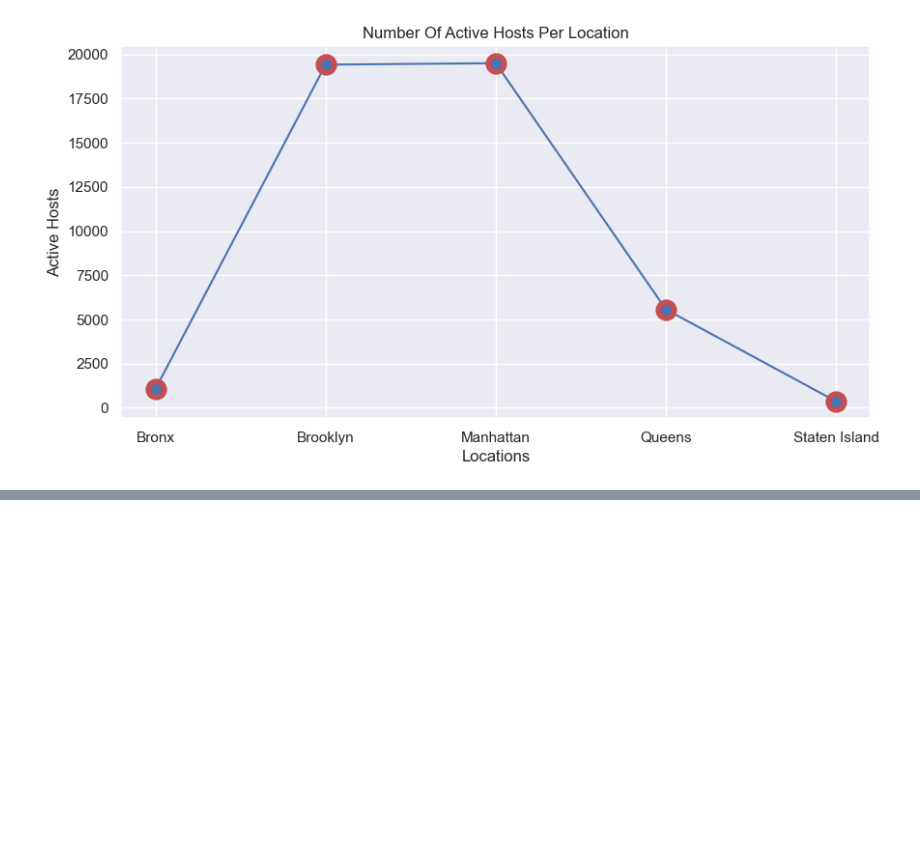
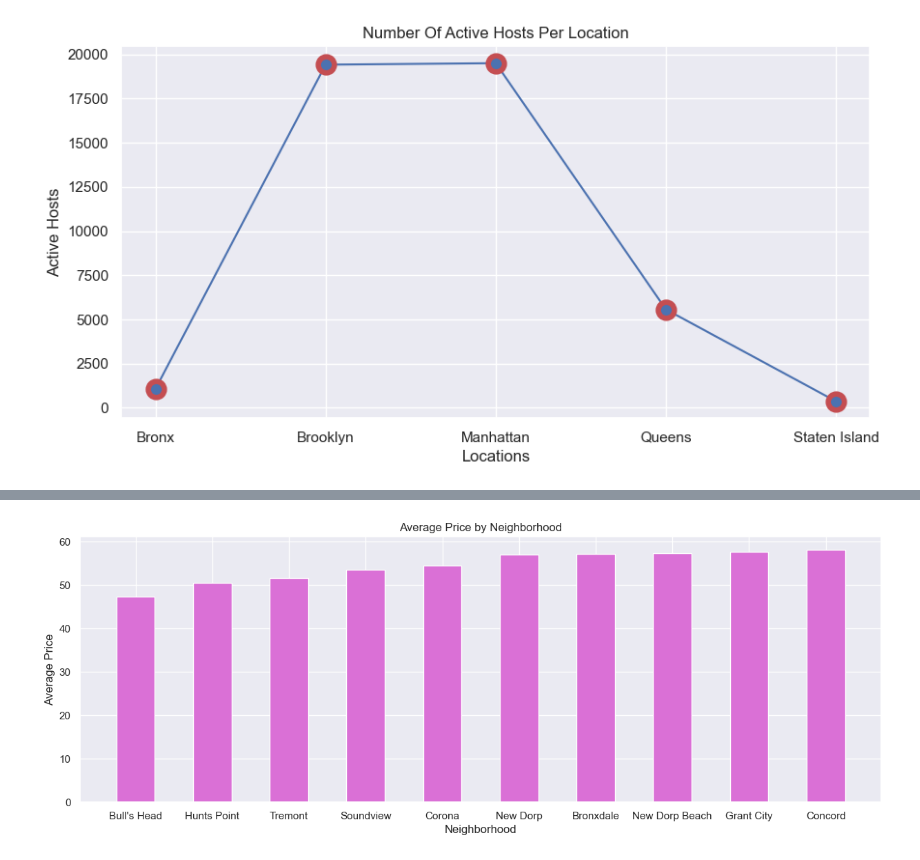
Before and after one commit to itzuditsharma/AirBnb-Exploratory-Data-Analysis, a Jupyter notebook: eda.ipynb, the cells around one changed output, grey strips where cells are left out. Saved outputs shown, nothing was run; the diff lists cells and outputs as text; code cells hidden in the pictures; blank space fills up the shorter version.

Commit message:
Added Average Airbnb Price by Neighbourhoods in NYC

```diff
--- a/eda.ipynb
+++ b/eda.ipynb
@@ -598,0 +609,3 @@ plt.show()
+# %%
+neighbourhood_avg_price = airbnb_df.groupby('neighbourhood').mean(numeric_only = True)['price'].reset_index().sort_values('price').head(10)
+neighbourhood_avg_price
@@ -598,0 +624,2 @@ plt.show()
+# %%
+neighbourhood_avg_price_with_group = neighbourhood_avg_price.join(airbnb_df[['neighbourhood', 'neighbourhood_group']].drop_duplicates().set_index('neighbourhood'), on='neighbourhood')
@@ -598,0 +640,15 @@ plt.show()
+# %%
+# Extract the values from the dataset
+neighborhoods = neighbourhood_avg_price_with_group['neighbourhood']
+prices = neighbourhood_avg_price_with_group['avg_price']
+
+# Create the bar plot
+plt.figure(figsize=(15,5))
+plt.bar(neighborhoods, prices,width=0.5, color = 'orchid')
+plt.xlabel('Neighborhood')
+plt.ylabel('Average Price')
+plt.title('Average Price by Neighborhood')
+
+plt.show()
+# %% [output]
+[figure, added]
```
Also changed, not shown: parts of 9 cells of this notebook.
